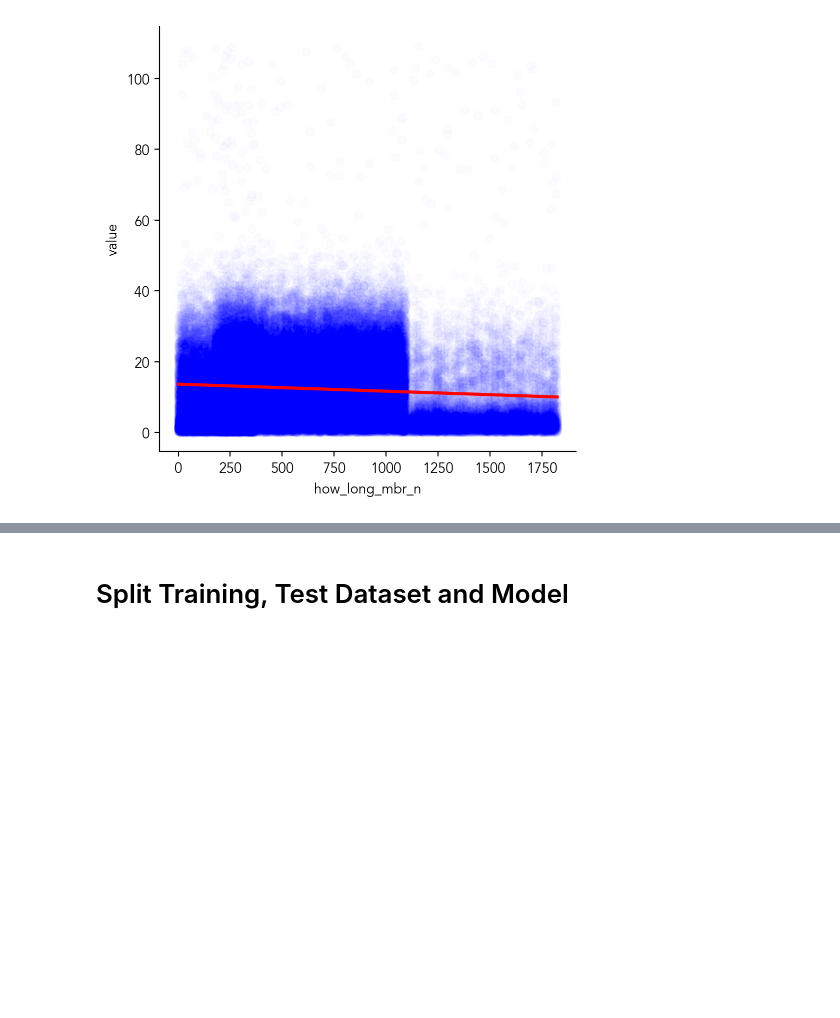
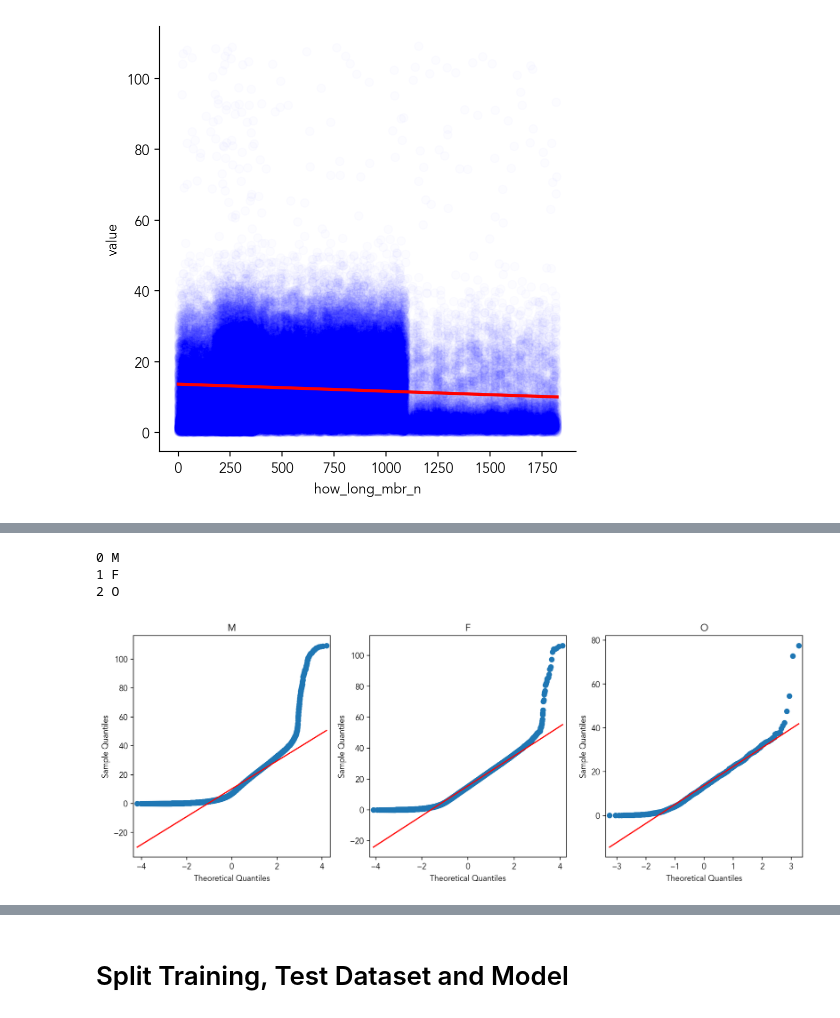
Before and after one commit to gyjong/workplace, a Jupyter notebook: quest_0202/0202_quest_sb.ipynb, the cells around one changed output, grey strips where cells are left out. Drawn from its saved outputs; the diff is of its cells as text; code cells hidden in the pictures; blank space fills up the shorter version.

```diff
--- a/quest_0202/0202_quest_sb.ipynb
+++ b/quest_0202/0202_quest_sb.ipynb
@@ -837,0 +889,12 @@ sns.lmplot(data=df_final_transaction, x='how_long_mbr_n', y='value', line_kws={'
+# %%
+genders = ['M', 'F', 'O']  # Replace [...] with the actual list of services
+f, ax = plt.subplots(1, 3, figsize=(15, 5))
+for i, gen in enumerate(genders):
+    sm.qqplot(df_final_transaction.loc[df_final_transaction['gender'] == gen, 'value'], line='s', ax=ax[i])
+    ax[i].set_title(gen)
+    print(i, gen)
+# %% [output]
+0 M
+1 F
+2 O
+[figure, added]
```
Also changed, not shown: parts of 19 cells of this notebook.
